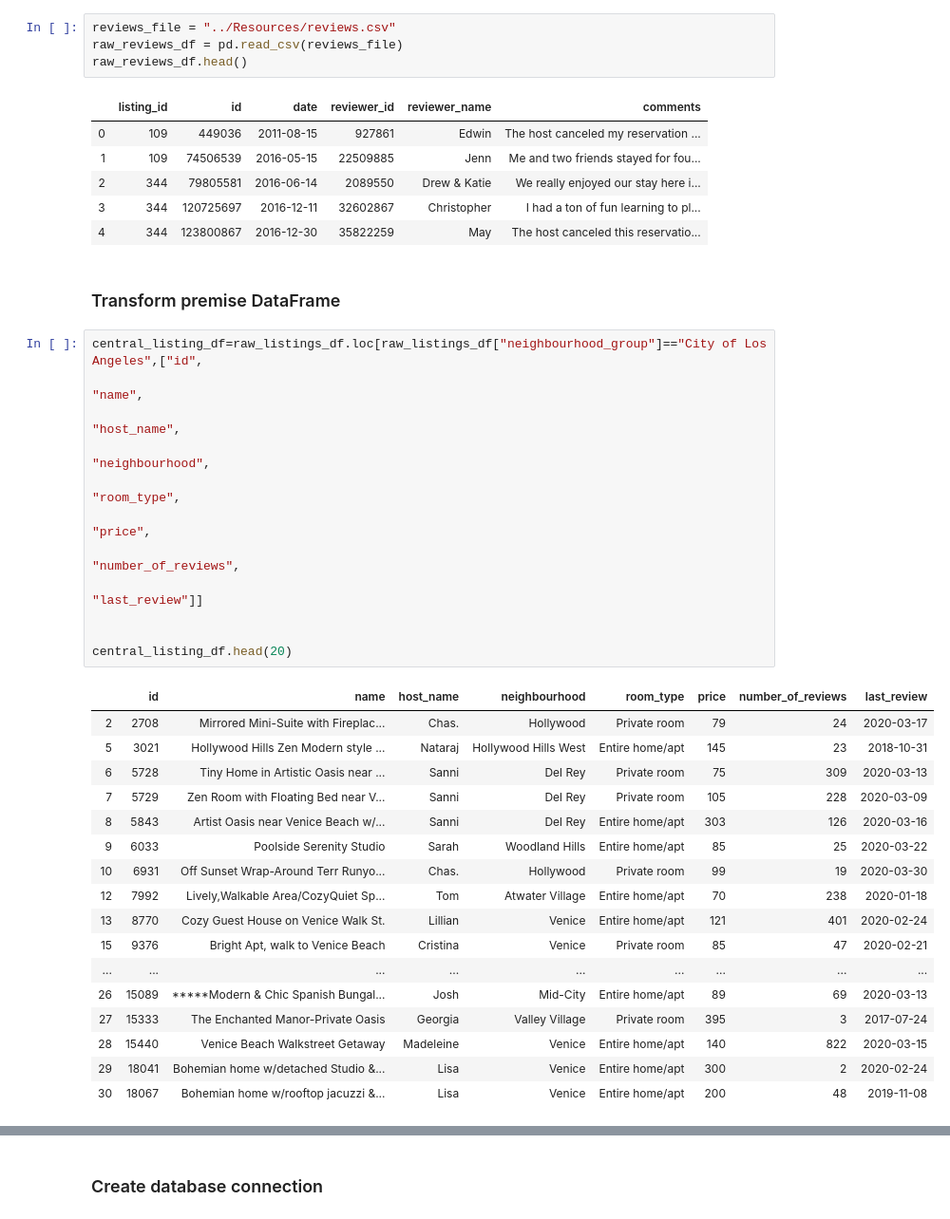
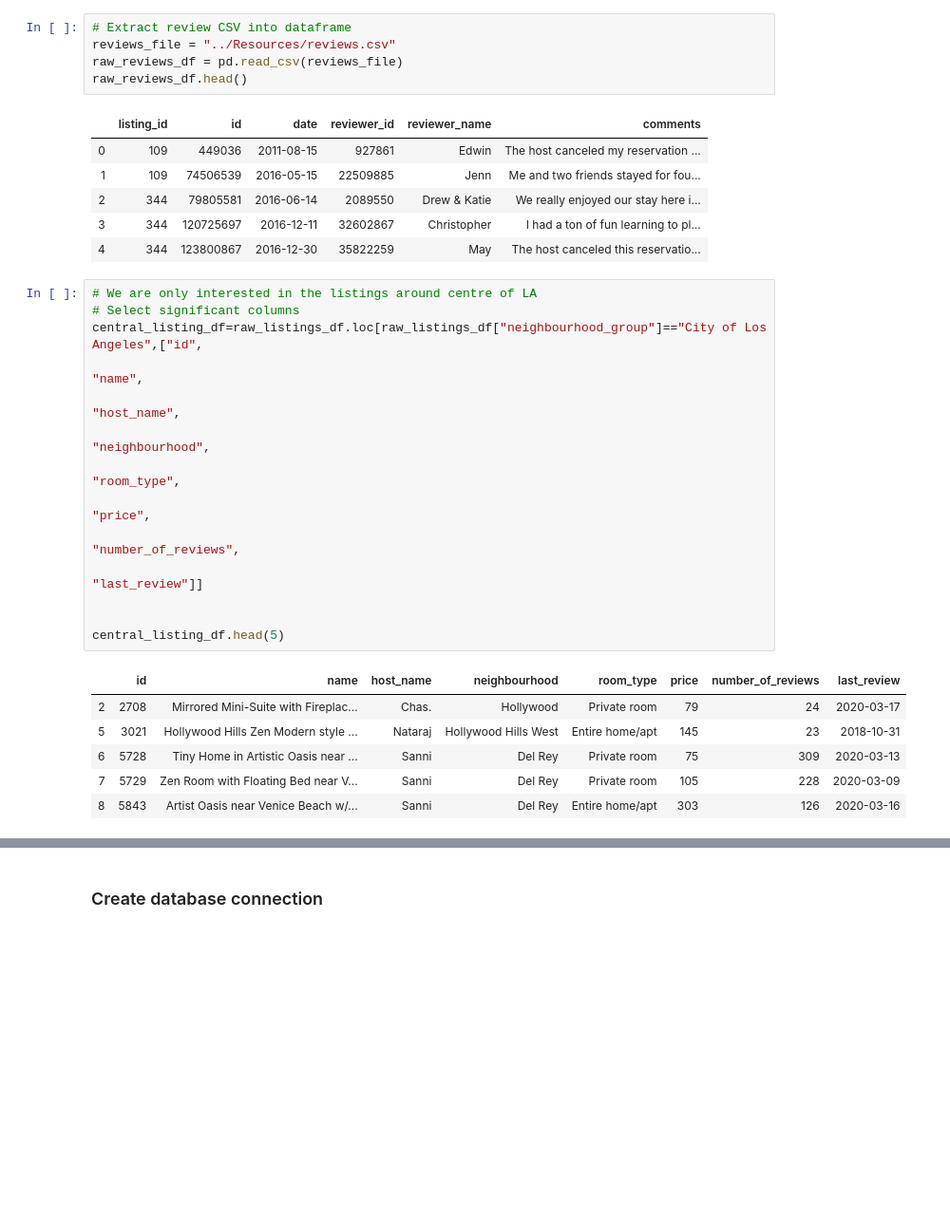
Before and after one commit to 9527-ol/ETL, a Jupyter notebook: Code/pandas_etl.ipynb, the cells around one changed output, grey strips where cells are left out. Shown at 95% size. Drawn from its saved outputs; the diff is of its cells as text; blank space fills up the shorter version.

```diff
--- a/Code/pandas_etl.ipynb
+++ b/Code/pandas_etl.ipynb
@@ -15,6 +17,7 @@ raw_listings_df.head()
 | 3 | 2732 | Zen Life at the Beach | 3041 | Yoga Priestess | Other Cities | Santa Monica | 34.00475 | -118.48127 | ... |
 | 4 | 2864 | *Upscale Professional Home with B... | 3207 | Bernadine | Other Cities | Bellflower | 33.87619 | -118.11397 | ... |
 # %%
+# Extract review CSV into dataframe
 reviews_file = "../Resources/reviews.csv"
 raw_reviews_df = pd.read_csv(reviews_file)
 raw_reviews_df.head()
@@ -25,35 +28,24 @@ raw_reviews_df.head()
 | 2 | 344 | 79805581 | 2016-06-14 | 2089550 | Drew & Katie | We really enjoyed our stay here i... |
 | 3 | 344 | 120725697 | 2016-12-11 | 32602867 | Christopher | I had a ton of fun learning to pl... |
 | 4 | 344 | 123800867 | 2016-12-30 | 35822259 | May | The host canceled this reservatio... |
-# %% [markdown]
-### Transform premise DataFrame
 # %%
+# We are only interested in the listings around centre of LA
+# Select significant columns
 central_listing_df=raw_listings_df.loc[raw_listings_df["neighbourhood_group"]=="City of Los Angeles",["id",
                                                                                                       "name",
                                                                                                       "host_name",
                                                                                                      "neighbourhood",
                                                                                                       "room_type",
                                                                                                      "price",
                                                                                                      "number_of_reviews",
                                                                                                      "last_review"]]
 
 
-central_listing_df.head(20)
+central_listing_df.head(5)
 # %% [output]
 |  | id | name | host_name | neighbourhood | room_type | price | number_of_reviews | last_review |
 | 2 | 2708 | Mirrored Mini-Suite with Fireplac... | Chas. | Hollywood | Private room | 79 | 24 | 2020-03-17 |
 | 5 | 3021 | Hollywood Hills Zen Modern style ... | Nataraj | Hollywood Hills West | Entire home/apt | 145 | 23 | 2018-10-31 |
 | 6 | 5728 | Tiny Home in Artistic Oasis near ... | Sanni | Del Rey | Private room | 75 | 309 | 2020-03-13 |
 | 7 | 5729 | Zen Room with Floating Bed near V... | Sanni | Del Rey | Private room | 105 | 228 | 2020-03-09 |
 | 8 | 5843 | Artist Oasis near Venice Beach w/... | Sanni | Del Rey | Entire home/apt | 303 | 126 | 2020-03-16 |
-| 9 | 6033 | Poolside Serenity Studio | Sarah | Woodland Hills | Entire home/apt | 85 | 25 | 2020-03-22 |
-| 10 | 6931 | Off Sunset Wrap-Around Terr Runyo... | Chas. | Hollywood | Private room | 99 | 19 | 2020-03-30 |
-| 12 | 7992 | Lively,Walkable Area/CozyQuiet Sp... | Tom | Atwater Village | Entire home/apt | 70 | 238 | 2020-01-18 |
-| 13 | 8770 | Cozy Guest House on Venice Walk St. | Lillian | Venice | Entire home/apt | 121 | 401 | 2020-02-24 |
-| 15 | 9376 | Bright Apt, walk to Venice Beach | Cristina | Venice | Private room | 85 | 47 | 2020-02-21 |
-| ... | ... | ... | ... | ... | ... | ... | ... | ... |
-| 26 | 15089 | *****Modern & Chic Spanish Bungal... | Josh | Mid-City | Entire home/apt | 89 | 69 | 2020-03-13 |
-| 27 | 15333 | The Enchanted Manor-Private Oasis | Georgia | Valley Village | Private room | 395 | 3 | 2017-07-24 |
-| 28 | 15440 | Venice Beach Walkstreet Getaway | Madeleine | Venice | Entire home/apt | 140 | 822 | 2020-03-15 |
-| 29 | 18041 | Bohemian home w/detached Studio &... | Lisa | Venice | Entire home/apt | 300 | 2 | 2020-02-24 |
-| 30 | 18067 | Bohemian home w/rooftop jacuzzi &... | Lisa | Venice | Entire home/apt | 200 | 48 | 2019-11-08 |
```
Also changed, not shown: parts of 14 cells of this notebook, 3 other files.
